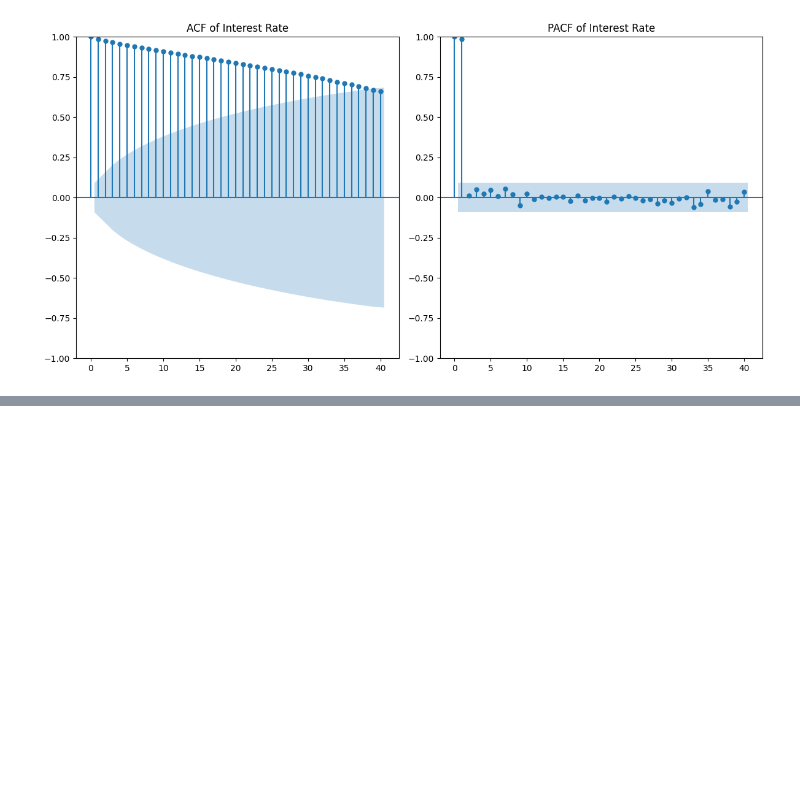
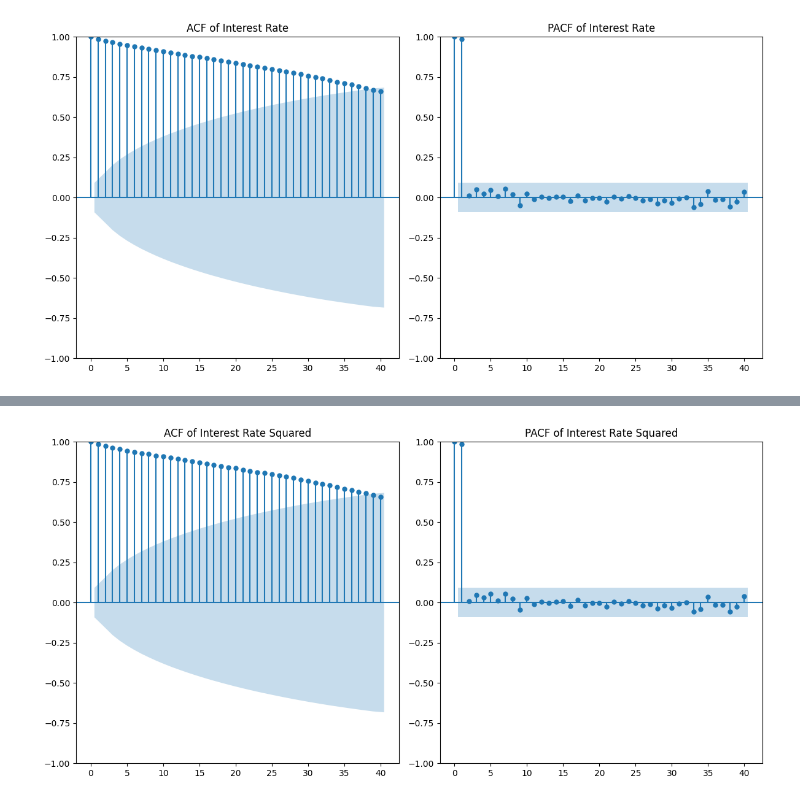
Before and after one commit to GuramL/Time-Series---Problem-Set-1, a Jupyter notebook: Code.ipynb, the cells around one changed output, grey strips where cells are left out. Cells and saved outputs as stored; diff of their text form; code cells hidden in the pictures; blank space fills up the shorter version.

```diff
--- a/Code.ipynb
+++ b/Code.ipynb
@@ -56,0 +67,18 @@ Index(['Time', 'Interest rate'], dtype='object')
+# %%
+
+
+# Plot ACF
+plt.figure(figsize=(12, 6))
+plt.subplot(1, 2, 1)
+plot_acf(interest_rate_squared, lags=40, ax=plt.gca())
+plt.title('ACF of Interest Rate Squared')
+
+# Plot PACF
+plt.subplot(1, 2, 2)
+plot_pacf(interest_rate_squared, lags=40, ax=plt.gca())
+plt.title('PACF of Interest Rate Squared')
+
+plt.tight_layout()
+plt.show()
+# %% [output]
+[figure, added]
```
Also changed, not shown: parts of 1 cell of this notebook.
